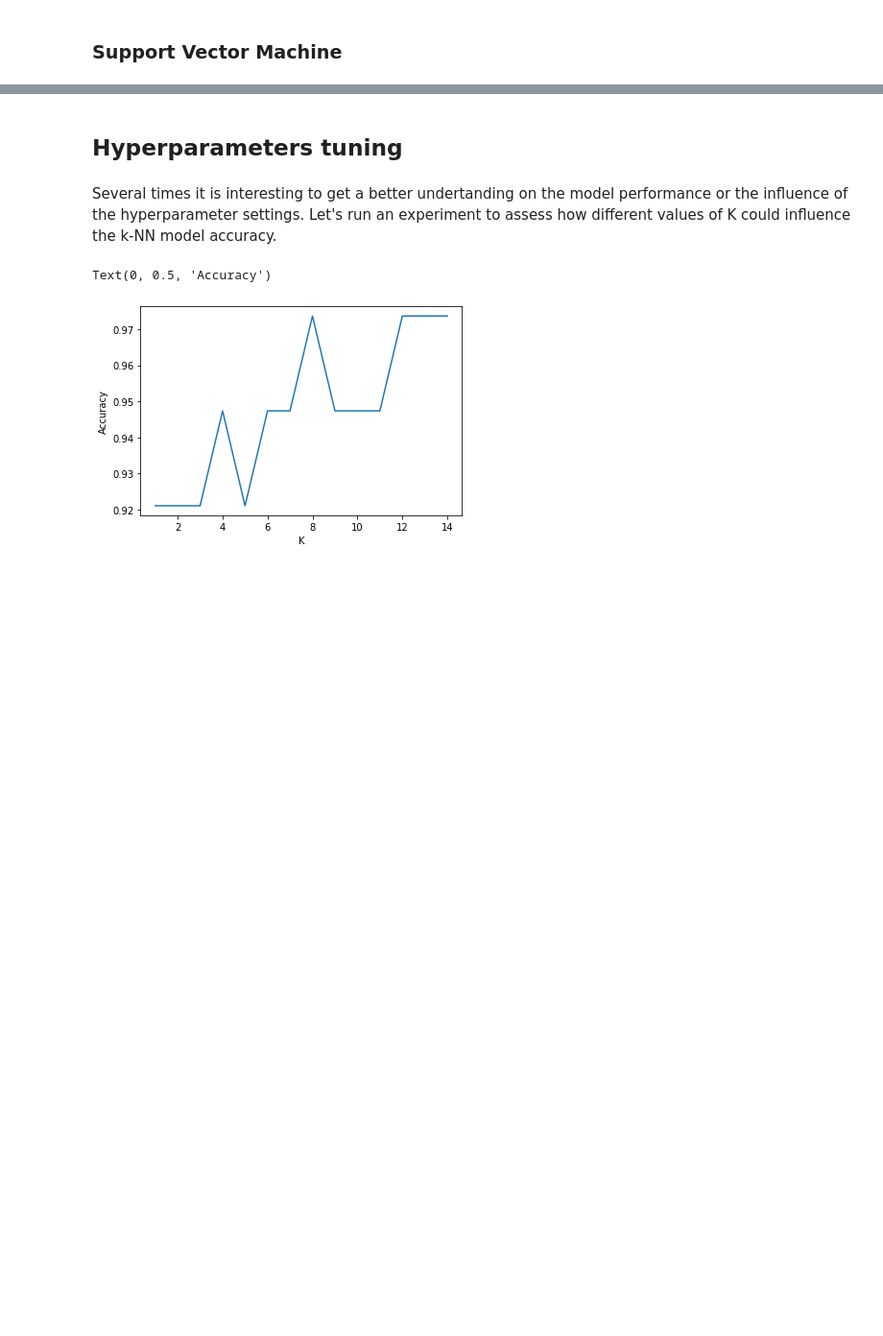
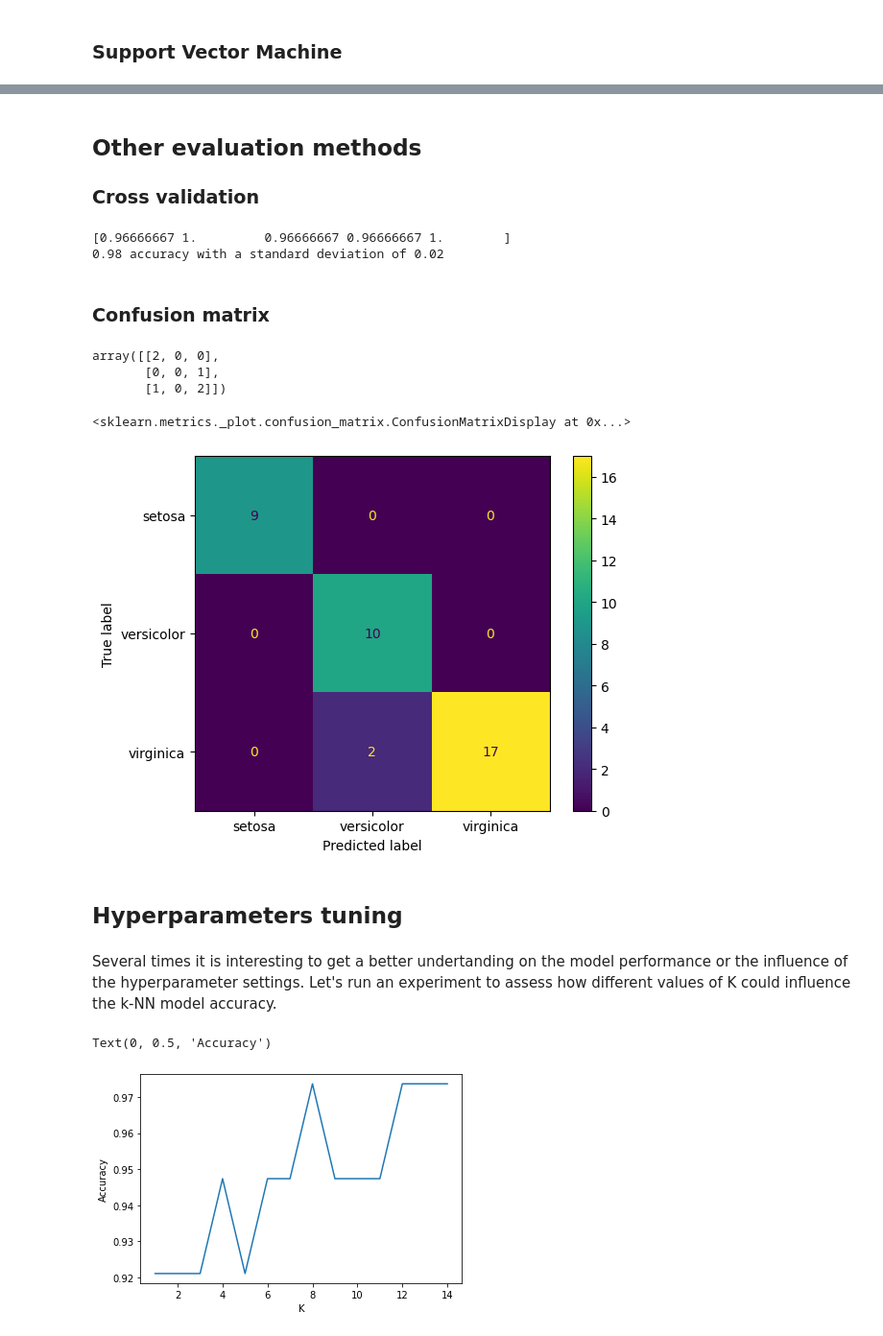
Before and after one commit to dfbarrero/dataCourse, a Jupyter notebook: mlfoundations/scikit-learn.ipynb, the cells around one changed output, grey strips where cells are left out. Shown at 96% size. Cells and saved outputs as stored; diff of their text form; code cells hidden in the pictures; blank space fills up the shorter version.

Commit message:
Intro to scikit notebook updated with metrics

```diff
--- a/mlfoundations/scikit-learn.ipynb
+++ b/mlfoundations/scikit-learn.ipynb
@@ -249,3 +251,41 @@ accuracy_score(ytest, y_model)
+# %% [markdown]
+## Other evaluation methods
+
+### Cross validation
+# %%
+from sklearn.model_selection import cross_val_score
+
+model = SVC(gamma='auto')
+scores = cross_val_score(model, X_iris, y_iris, cv=5)
+
+print(scores)
+print("%0.2f accuracy with a standard deviation of %0.2f" % (scores.mean(), scores.std()))
+# %% [output]
+[0.96666667 1.         0.96666667 0.96666667 1.        ]
+0.98 accuracy with a standard deviation of 0.02
+# %% [markdown]
+### Confusion matrix
+# %%
+from sklearn.metrics import confusion_matrix
+
+y_true = ["cat", "ant", "cat", "cat", "ant", "bird"]
+y_pred = ["ant", "ant", "cat", "cat", "ant", "cat"]
+
+confusion_matrix(y_true, y_pred, labels=["ant", "bird", "cat"])
+# %% [output]
+array([[2, 0, 0],
+       [0, 0, 1],
+       [1, 0, 2]])
+# %%
+from sklearn.metrics import ConfusionMatrixDisplay
+
+model.fit(Xtrain, ytrain)
+y_model = model.predict(Xtest)
+
+ConfusionMatrixDisplay.from_estimator(model, Xtest, ytest)
+# %% [output]
+<sklearn.metrics._plot.confusion_matrix.ConfusionMatrixDisplay at 0x...>
+[figure, added]
 # %% [markdown]
 ## Hyperparameters tuning
 # %% [markdown]
```
Also changed, not shown: parts of 10 cells of this notebook.
